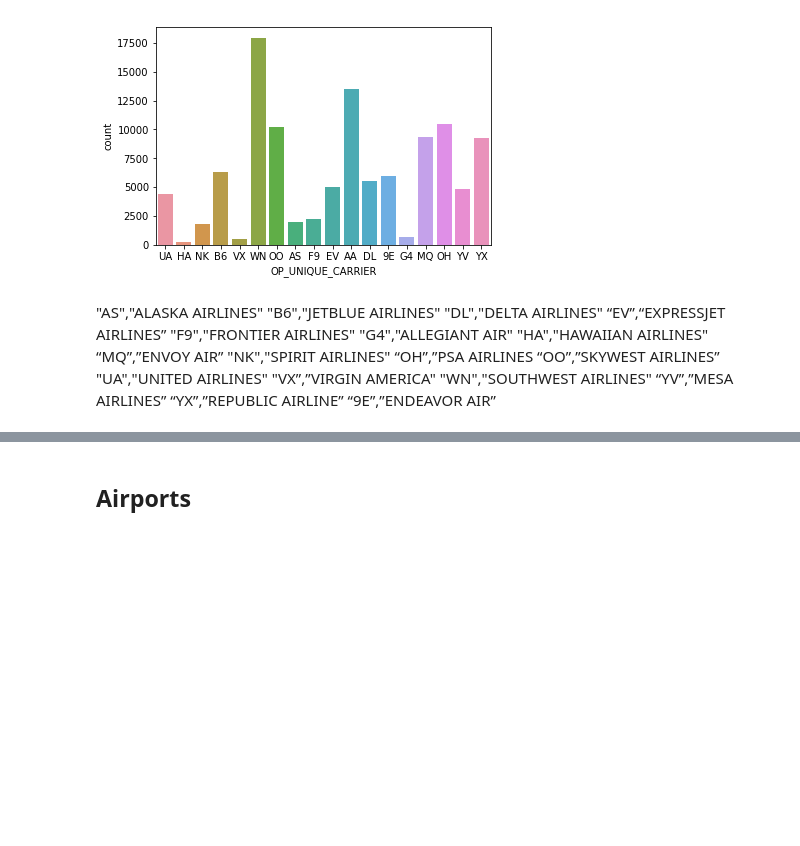
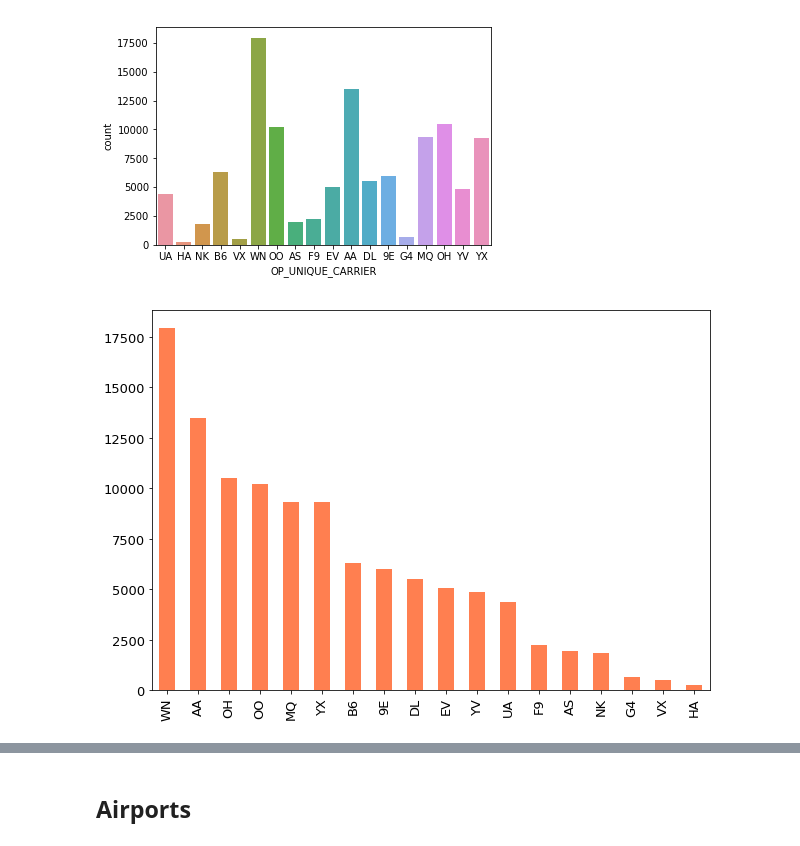
Before and after one commit to Arimorris/canceled_flights, a Jupyter notebook: visuals.ipynb, the cells around one changed output, grey strips where cells are left out. Saved outputs shown, nothing was run; the diff lists cells and outputs as text; code cells hidden in the pictures; blank space fills up the shorter version.

```diff
--- a/visuals.ipynb
+++ b/visuals.ipynb
@@ -175,21 +194,8 @@ sns.countplot(cancel['OP_UNIQUE_CARRIER'])
 # %% [output]
 <matplotlib.axes._subplots.AxesSubplot at 0x...>
 [figure]
-# %% [markdown]
-"AS","ALASKA AIRLINES"
-"B6","JETBLUE AIRLINES"
-"DL","DELTA AIRLINES"
-“EV”,“EXPRESSJET AIRLINES”
-"F9","FRONTIER AIRLINES"
-"G4","ALLEGIANT AIR"
-"HA","HAWAIIAN AIRLINES"
-“MQ”,”ENVOY AIR”
-"NK","SPIRIT AIRLINES"
-“OH”,”PSA AIRLINES
-“OO”,”SKYWEST AIRLINES”
-"UA","UNITED AIRLINES"
-"VX”,”VIRGIN AMERICA"
-"WN","SOUTHWEST AIRLINES"
-“YV”,”MESA AIRLINES”
-“YX”,”REPUBLIC AIRLINE”
-“9E”,”ENDEAVOR AIR”
+# %%
+ax = cancel['OP_UNIQUE_CARRIER'].value_counts().plot(kind='bar',
+                    figsize=(10,7),color="coral", fontsize=13)
+# %% [output]
+[figure, added]
```
Also changed, not shown: parts of 6 cells of this notebook.
